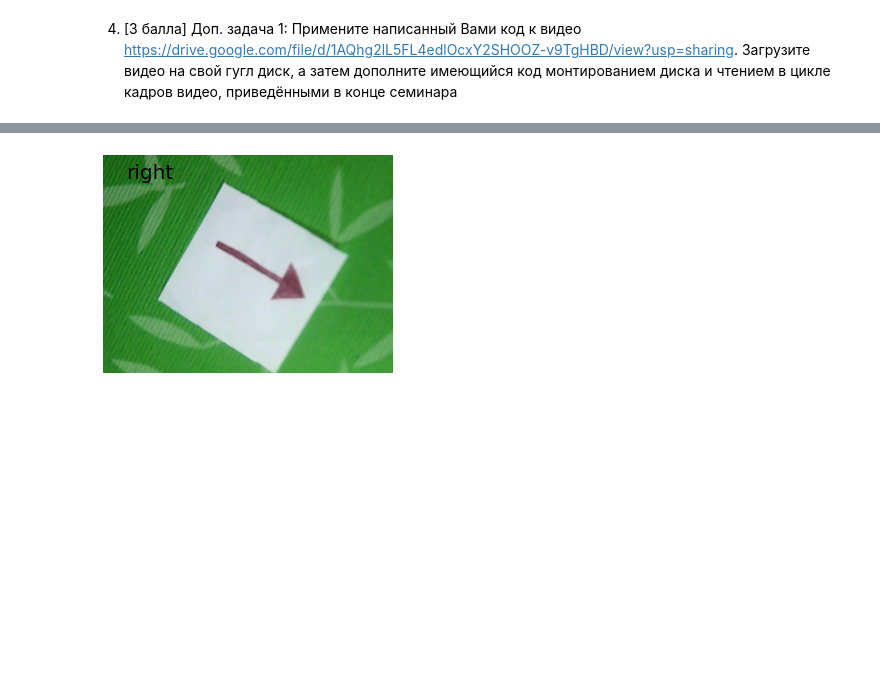
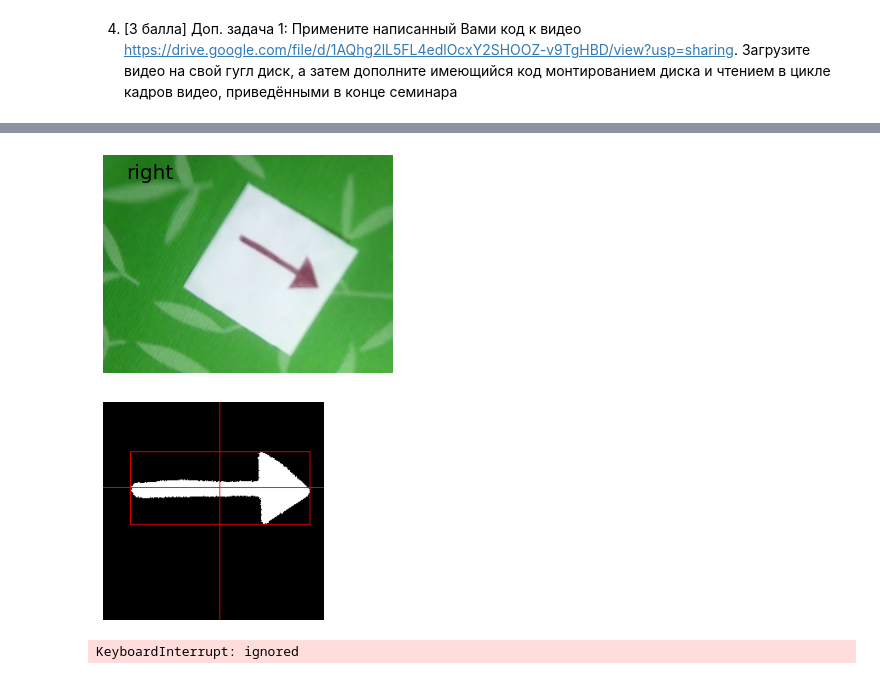
Before and after one commit to PtrShi/cvr_course, a Jupyter notebook: notebooks/cv_hw3_1.ipynb, the cells around one changed output, grey strips where cells are left out. Cells and saved outputs as stored; diff of their text form; code cells hidden in the pictures; blank space fills up the shorter version.

```diff
--- a/notebooks/cv_hw3_1.ipynb
+++ b/notebooks/cv_hw3_1.ipynb
@@ -33,7 +33,7 @@ def order_points(pts):
     ordered = np.array (pts[ind], dtype = 'float32')
 
     if len (ordered) != 4:
-      return (np.array ([(0,0), (150,0), (150,150), (0,150)],dtype = 'float32') , (int (75),int (75)))
+      return (np.array ([(0,0), (150,0), (150,150), (0,150)],dtype = 'float32') , (int (150),int (150)))
     (tl, tr, br, bl) = ordered
 
     widthA = np.sqrt(((br[0] - bl[0]) ** 2) + ((br[1] - bl[1]) ** 2))
@@ -81,7 +81,7 @@ def get_arrow_direction (img_orig):
 
   j = 1
   ind_largest_cont = 0
-    while j < len (contours_unwarped):
+  while j < len (contours_unwarped):
     if len (contours_unwarped [j]) > len (contours_unwarped [ind_largest_cont]):
       ind_largest_cont = j
     j = j + 1
@@ -112,21 +112,39 @@ def get_arrow_direction (img_orig):
           direction = 'left'
         else:
           direction = 'unknown'
-  return direction
+  return direction, mask_unwarped_cropped,  box_x, box_y, box_w, box_h
 # %%
 file = 'cvr_course/data/imgs/3.mov'
 vid = cv2.VideoCapture (file)
 while(vid.isOpened()):
 
   ret, frame = vid.read()
   if ret == True:
-    direction = get_arrow_direction (frame)
+    direction, mask_unwarped_cropped,  box_x, box_y, box_w, box_h, whole_sheet = get_arrow_direction (frame)
+    cx = int (box_x + box_w / 2)
+    cy = int (box_y + box_h / 2)
+
     plt.text (50, 50, direction, fontsize=20)
+    if whole_sheet != 1:
+      plt.text (100, 50, '!', fontsize=20)
     plt.imshow (frame)
     plt.axis ('off')
     plt.show ()
+
+    mask_color = cv2.cvtColor (mask_unwarped_cropped, cv2.COLOR_GRAY2BGR)
+    cv2.rectangle (mask_color, (box_x, box_y), (box_x + box_w, box_y + box_h), (255, 0, 0), 1)
+    cv2.line (mask_color, (cx,0), (cx, mask_unwarped_cropped.shape[0] - 1), (255,0,0), 1)
+    cv2.line (mask_color, (0,cy), (mask_unwarped_cropped.shape[1] - 1, cy), (255,0,0), 1)
+
+    plt.imshow (mask_color)
+
+    plt.axis ('off')
+    plt.show ()
+    time.sleep (0.3)
     clear_output (wait = True)
   else:
     break
 # %% [output]
-[figure, old version]
+[figure, new version]
+[figure, added]
+KeyboardInterrupt: ignored
```
Also changed, not shown: parts of 2 cells of this notebook.
